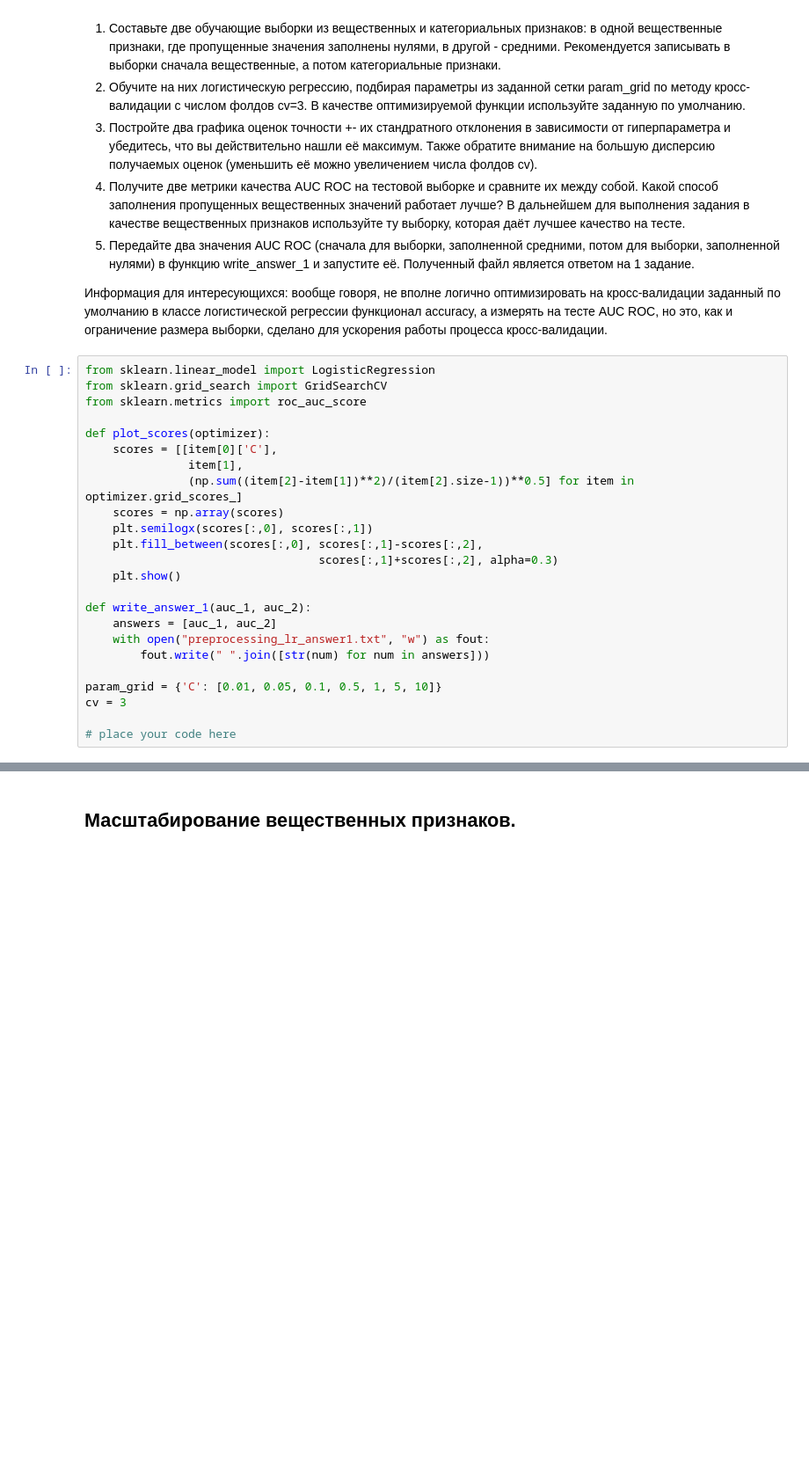
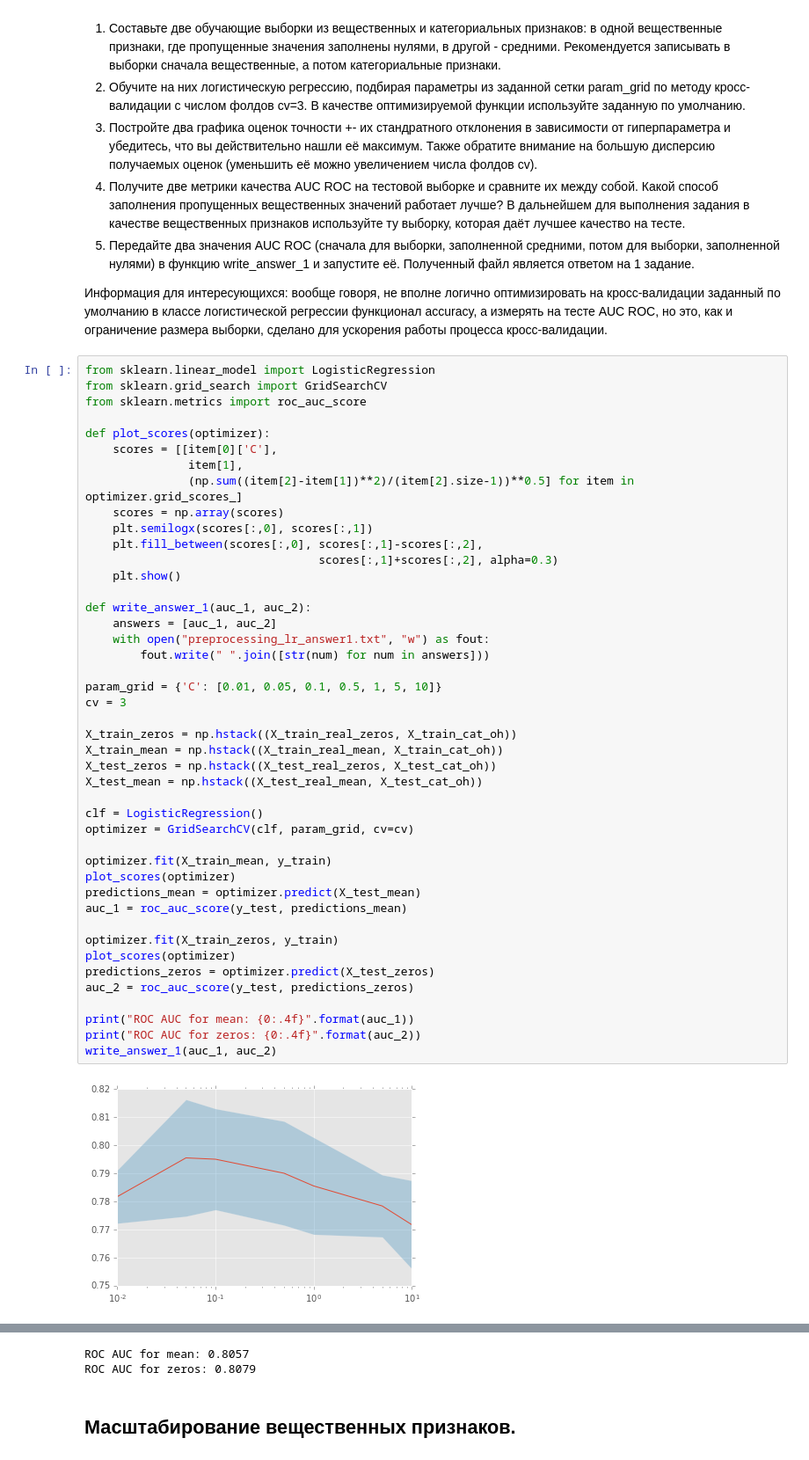
Before and after one commit to movb/yandex-ml, a Jupyter notebook: mipt-ml-2/week3/Preprocessing_LR.ipynb, the cells around one changed output, grey strips where cells are left out. Shown at 88% size. Cells and saved outputs as stored; diff of their text form; blank space fills up the shorter version.

```diff
--- a/mipt-ml-2/week3/Preprocessing_LR.ipynb
+++ b/mipt-ml-2/week3/Preprocessing_LR.ipynb
@@ -201,24 +232,46 @@ from sklearn.cross_validation import train_test_split
 # %%
 from sklearn.linear_model import LogisticRegression
 from sklearn.grid_search import GridSearchCV
 from sklearn.metrics import roc_auc_score
 
 def plot_scores(optimizer):
     scores = [[item[0]['C'],
                item[1],
                (np.sum((item[2]-item[1])**2)/(item[2].size-1))**0.5] for item in optimizer.grid_scores_]
     scores = np.array(scores)
     plt.semilogx(scores[:,0], scores[:,1])
     plt.fill_between(scores[:,0], scores[:,1]-scores[:,2],
                                   scores[:,1]+scores[:,2], alpha=0.3)
     plt.show()
 
 def write_answer_1(auc_1, auc_2):
     answers = [auc_1, auc_2]
     with open("preprocessing_lr_answer1.txt", "w") as fout:
         fout.write(" ".join([str(num) for num in answers]))
 
 param_grid = {'C': [0.01, 0.05, 0.1, 0.5, 1, 5, 10]}
 cv = 3
 
-# place your code here
+X_train_zeros = np.hstack((X_train_real_zeros, X_train_cat_oh))
+X_train_mean = np.hstack((X_train_real_mean, X_train_cat_oh))
+X_test_zeros = np.hstack((X_test_real_zeros, X_test_cat_oh))
+X_test_mean = np.hstack((X_test_real_mean, X_test_cat_oh))
+
+clf = LogisticRegression()
+optimizer = GridSearchCV(clf, param_grid, cv=cv)
+
+optimizer.fit(X_train_mean, y_train)
+plot_scores(optimizer)
+predictions_mean = optimizer.predict(X_test_mean)
+auc_1 = roc_auc_score(y_test, predictions_mean)
+
+optimizer.fit(X_train_zeros, y_train)
+plot_scores(optimizer)
+predictions_zeros = optimizer.predict(X_test_zeros)
+auc_2 = roc_auc_score(y_test, predictions_zeros)
+
+print("ROC AUC for mean: {0:.4f}".format(auc_1))
+print("ROC AUC for zeros: {0:.4f}".format(auc_2))
+write_answer_1(auc_1, auc_2)
+# %% [output]
+[figure, added]
@@ -225,3 +279,5 @@ cv = 3
+ROC AUC for mean: 0.8057
+ROC AUC for zeros: 0.8079
 # %% [markdown]
 ## Масштабирование вещественных признаков.
 # %% [markdown]
```
Also changed, not shown: parts of 23 cells of this notebook.
